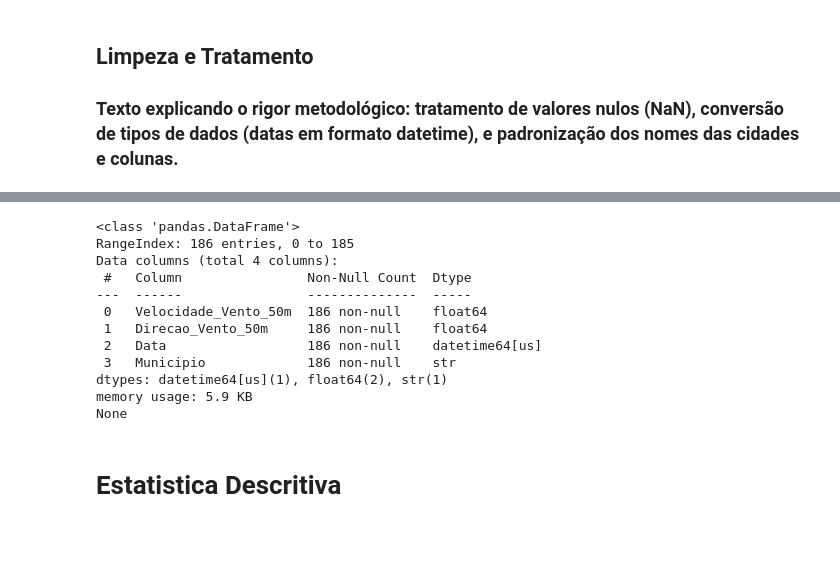
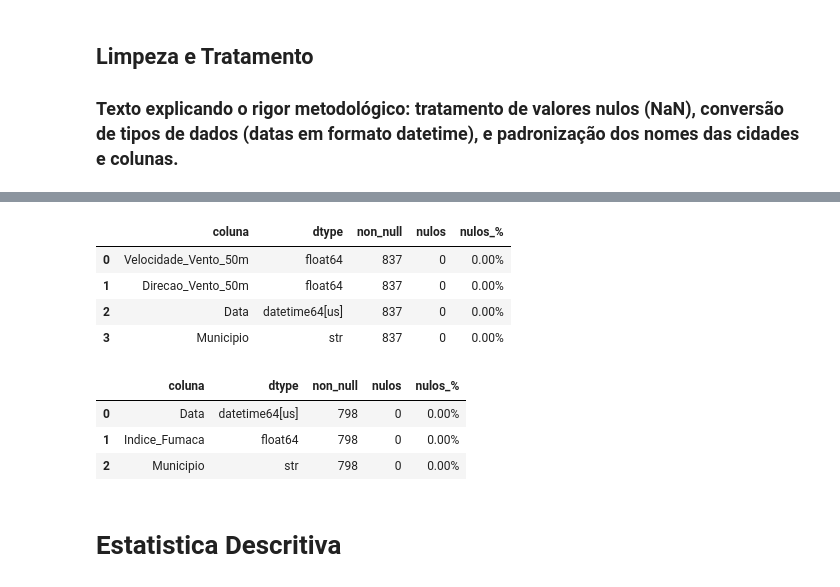
Before and after one commit to fabioamaralds/atmos-alert, a Jupyter notebook: notebooks/01_exploracao_limpeza_atmosalert.ipynb, the cells around one changed output, grey strips where cells are left out. Saved outputs shown, nothing was run; the diff lists cells and outputs as text; code cells hidden in the pictures; blank space fills up the shorter version.

```diff
--- a/notebooks/01_exploracao_limpeza_atmosalert.ipynb
+++ b/notebooks/01_exploracao_limpeza_atmosalert.ipynb
@@ -85,17 +90,42 @@ None
 # %%
-# Verificação de valores ausentes e tipo dos dados
-print(df_vento.info())
+# Verificação de valores ausentes e tipo dos dados no dataframe de ventos
+info_df_vento = pd.DataFrame({
+    "coluna":       df_vento.dtypes.index,
+    "dtype":        df_vento.dtypes.values.astype(str),
+    "non_null":     df_vento.count().values,
+    "nulos":        df_vento.isnull().sum().values,
+    "nulos_%":      (df_vento.isnull().mean().values * 100).round(2),
+})
+info_df_vento.style\
+    .format({"nulos_%": "{:.2f}%"})\
+    .set_table_styles([
+        {"selector": "th", "props": [("font-size", "12px"), ("text-align", "center")]},
+        {"selector": "td", "props": [("text-align", "right"), ("padding", "4px 10px")]},
+    ])
 # %% [output]
-<class 'pandas.DataFrame'>
-RangeIndex: 186 entries, 0 to 185
-Data columns (total 4 columns):
- #   Column                Non-Null Count  Dtype
----  ------                --------------  -----
- 0   Velocidade_Vento_50m  186 non-null    float64
- 1   Direcao_Vento_50m     186 non-null    float64
- 2   Data                  186 non-null    datetime64[us]
- 3   Municipio             186 non-null    str
-dtypes: datetime64[us](1), float64(2), str(1)
-memory usage: 5.9 KB
-None
+|  | coluna | dtype | non_null | nulos | nulos_% |
+| 0 | Velocidade_Vento_50m | float64 | 837 | 0 | 0.00% |
+| 1 | Direcao_Vento_50m | float64 | 837 | 0 | 0.00% |
+| 2 | Data | datetime64[us] | 837 | 0 | 0.00% |
+| 3 | Municipio | str | 837 | 0 | 0.00% |
+# %%
+# Verificação de valores ausentes e tipo dos dados no dataframe de fumaça
+info_df_fumaca = pd.DataFrame({
+    "coluna":       df_fumaca.dtypes.index,
+    "dtype":        df_fumaca.dtypes.values.astype(str),
+    "non_null":     df_fumaca.count().values,
+    "nulos":        df_fumaca.isnull().sum().values,
+    "nulos_%":      (df_fumaca.isnull().mean().values * 100).round(2),
+})
+info_df_fumaca.style\
+    .format({"nulos_%": "{:.2f}%"})\
+    .set_table_styles([
+        {"selector": "th", "props": [("font-size", "12px"), ("text-align", "center")]},
+        {"selector": "td", "props": [("text-align", "right"), ("padding", "4px 10px")]},
+    ])
+# %% [output]
+|  | coluna | dtype | non_null | nulos | nulos_% |
+| 0 | Data | datetime64[us] | 798 | 0 | 0.00% |
+| 1 | Indice_Fumaca | float64 | 798 | 0 | 0.00% |
+| 2 | Municipio | str | 798 | 0 | 0.00% |
 # %%
```
Also changed, not shown: parts of 8 cells of this notebook.
